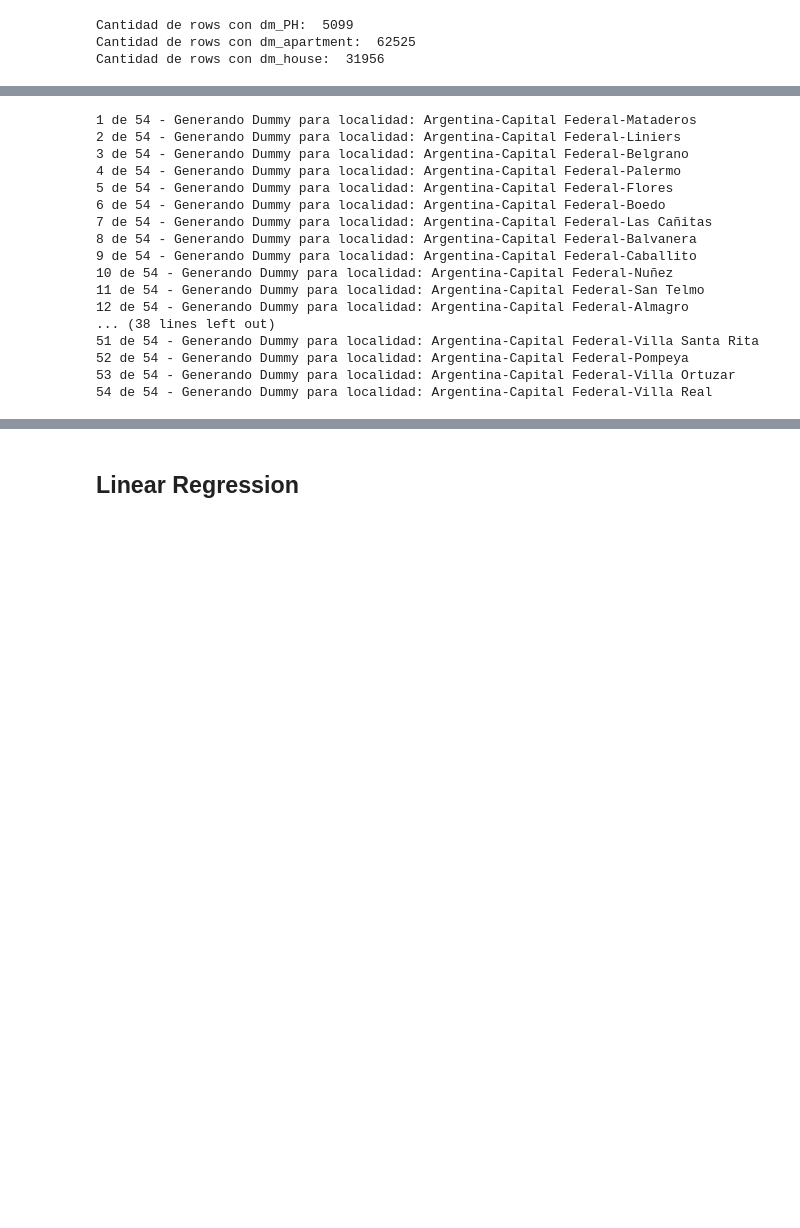
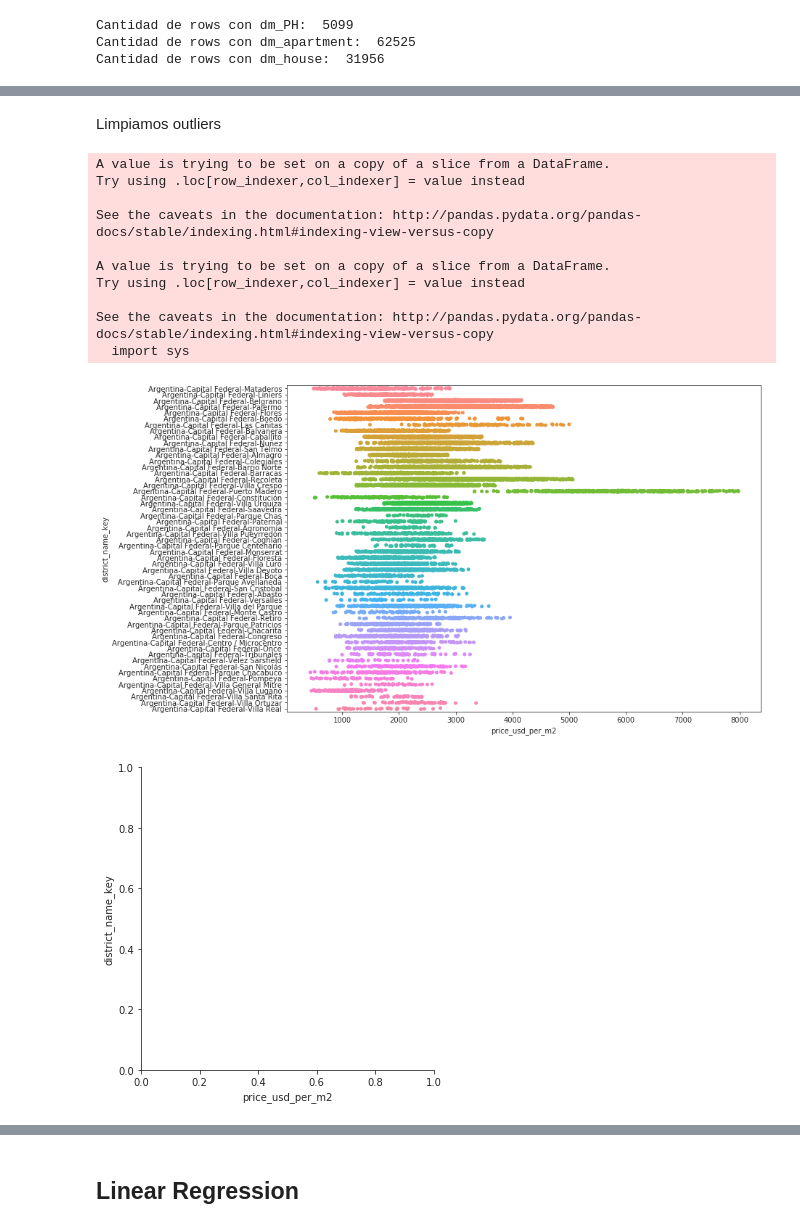
Before and after one commit to rgvillar/properati, a Jupyter notebook: Grupo7_Dummies_y_ML.ipynb, the cells around one changed output, grey strips where cells are left out. Cells and saved outputs as stored; diff of their text form; code cells hidden in the pictures; blank space fills up the shorter version.

```diff
--- a/Grupo7_Dummies_y_ML.ipynb
+++ b/Grupo7_Dummies_y_ML.ipynb
@@ -55,0 +81,17 @@ def print_dummy_count_rows(dfprop_aux_p,word_p):
+# %%
+def clean_outliers(dfprop_outlier):
+    # Agrupamos por key y sacamos precio promedio
+    dfprop_quartile=dfprop_outlier.groupby(by = ['district_name_key'])["price_usd_per_m2"].describe()
+    dfprop_quartile['district_name_key']=dfprop_quartile.index
+    dfprop_group_quartiles=dfprop_quartile[['25%','75%','district_name_key']]
+    dfprop_group_quartiles['cota_inf']=dfprop_group_quartiles['25%']-((dfprop_group_quartiles['75%']-dfprop_group_quartiles['25%'])*1.5)
+    dfprop_group_quartiles['cota_sup']=dfprop_group_quartiles['75%']+((dfprop_group_quartiles['75%']-dfprop_group_quartiles['25%'])*1.5)
+    dfprop_group_quartiles=dfprop_group_quartiles[['cota_inf','cota_sup']]
+    dfprop_group_quartiles
+    dfprop_outlier=pd.merge(dfprop_outlier,dfprop_group_quartiles,how='left',on='district_name_key')
+    dfprop_outlier=dfprop_outlier.loc[(dfprop_outlier['price_usd_per_m2']>dfprop_outlier['cota_inf'])&(dfprop_outlier['price_usd_per_m2']<dfprop_outlier['cota_sup'])]
+
+    #Eliminamos las cotas
+    dfprop_outlier.drop(['cota_inf','cota_sup'],axis=1,inplace=True)
+
+    return dfprop_outlier
@@ -68,30 +147,24 @@ Cantidad de rows con dm_house:  31956
 # %%
+#Capital Federal
 dfprop=dfprop.loc[dfprop['price_usd_per_m2']<8000]
-dfprop=dfprop.loc[dfprop['price_usd_per_m2']>1000]
+
+
+#dfprop=dfprop.loc[dfprop['price_usd_per_m2']>1000]
+# %% [markdown]
+Limpiamos outliers
 # %%
-dfprop=dfprop.loc[dfprop['state_name']=='Capital Federal',:]
+dfprop=clean_outliers(dfprop)
+plot_price_dispersion(dfprop)
+# %% [output]
+A value is trying to be set on a copy of a slice from a DataFrame.
+Try using .loc[row_indexer,col_indexer] = value instead
+
+See the caveats in the documentation: http://pandas.pydata.org/pandas-docs/stable/indexing.html#indexing-view-versus-copy
+
+A value is trying to be set on a copy of a slice from a DataFrame.
+Try using .loc[row_indexer,col_indexer] = value instead
+
+See the caveats in the documentation: http://pandas.pydata.org/pandas-docs/stable/indexing.html#indexing-view-versus-copy
+  import sys
+[figure, added]
+[figure, added]
-# %%
-total_district_name_key=len(dfprop['district_name_key'].unique())
-i=1
-for district_name_key in dfprop['district_name_key'].unique():
-    print(str(i)+" de "+str(total_district_name_key)+" - Generando Dummy para localidad: "+district_name_key)
-    dfprop=new_dummy_from_included_in_column(dfprop,'district_name_key',district_name_key)
-    i+=1
-# %% [output]
-1 de 54 - Generando Dummy para localidad: Argentina-Capital Federal-Mataderos
-2 de 54 - Generando Dummy para localidad: Argentina-Capital Federal-Liniers
-3 de 54 - Generando Dummy para localidad: Argentina-Capital Federal-Belgrano
-4 de 54 - Generando Dummy para localidad: Argentina-Capital Federal-Palermo
-5 de 54 - Generando Dummy para localidad: Argentina-Capital Federal-Flores
-6 de 54 - Generando Dummy para localidad: Argentina-Capital Federal-Boedo
-7 de 54 - Generando Dummy para localidad: Argentina-Capital Federal-Las Cañitas
-8 de 54 - Generando Dummy para localidad: Argentina-Capital Federal-Balvanera
-9 de 54 - Generando Dummy para localidad: Argentina-Capital Federal-Caballito
-10 de 54 - Generando Dummy para localidad: Argentina-Capital Federal-Nuñez
-11 de 54 - Generando Dummy para localidad: Argentina-Capital Federal-San Telmo
-12 de 54 - Generando Dummy para localidad: Argentina-Capital Federal-Almagro
-... (38 lines left out)
-51 de 54 - Generando Dummy para localidad: Argentina-Capital Federal-Villa Santa Rita
-52 de 54 - Generando Dummy para localidad: Argentina-Capital Federal-Pompeya
-53 de 54 - Generando Dummy para localidad: Argentina-Capital Federal-Villa Ortuzar
-54 de 54 - Generando Dummy para localidad: Argentina-Capital Federal-Villa Real
```
Also changed, not shown: parts of 66 cells of this notebook.
